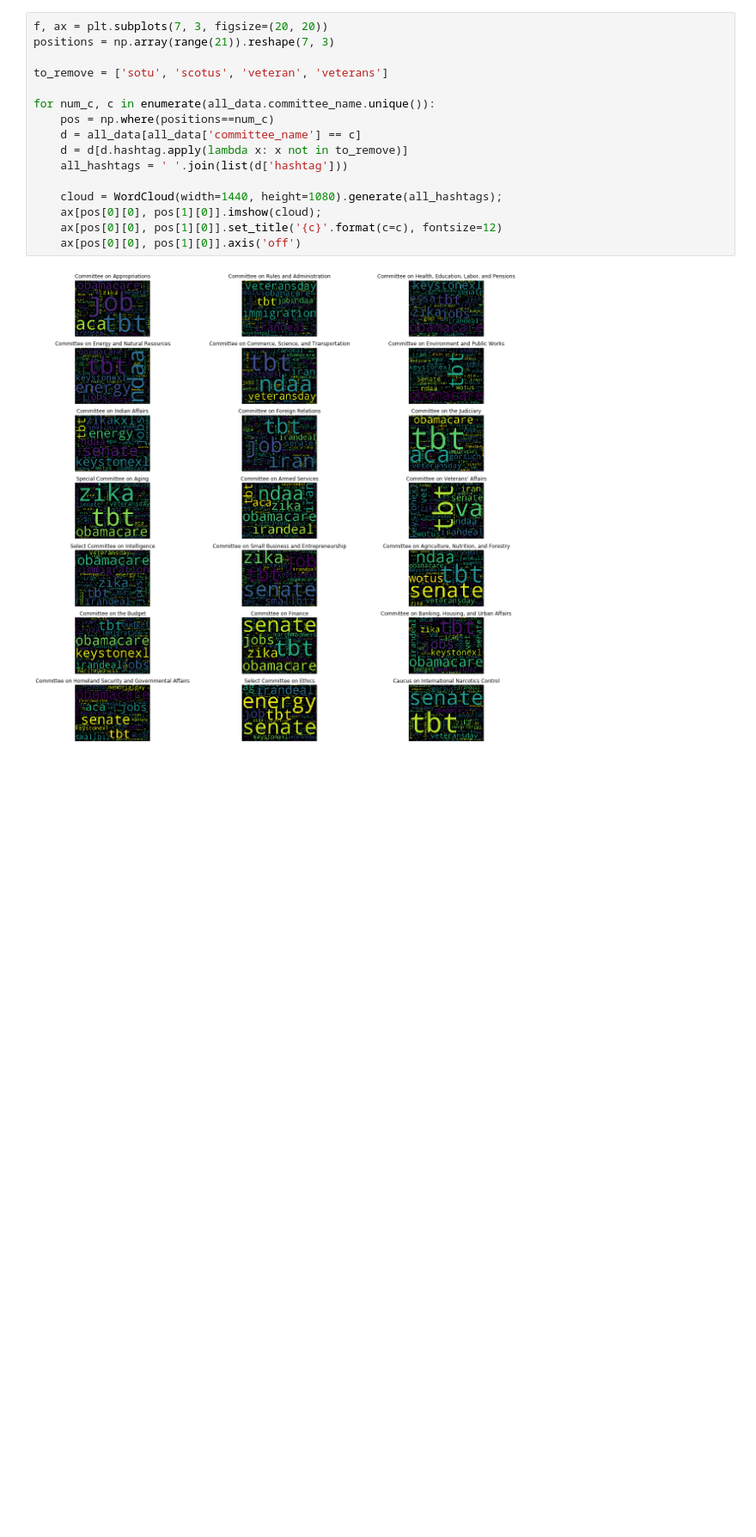
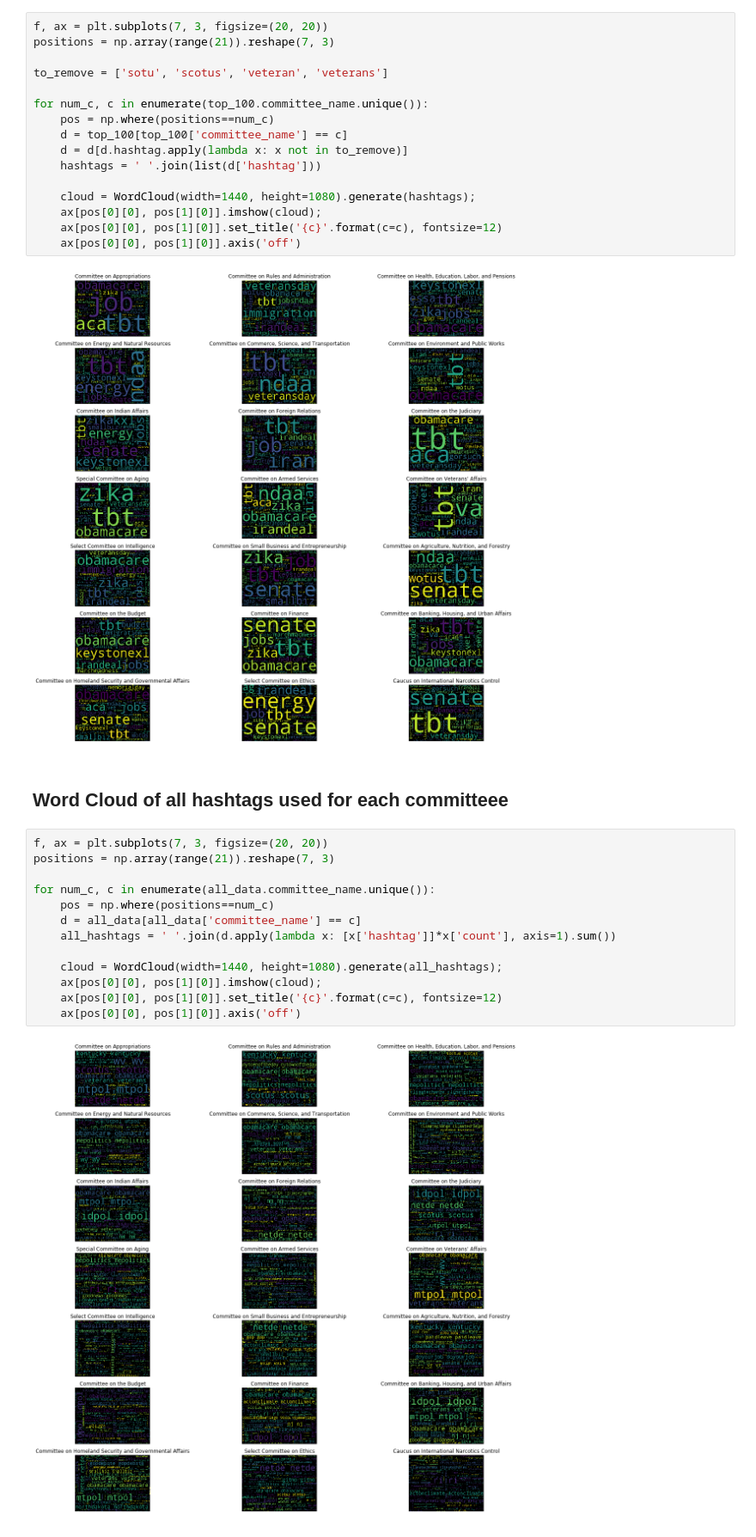
Before and after one commit to roman-bachmann/US-Senators, a Jupyter notebook: notebooks/hashtags-committees.ipynb, the cells around one changed output. Shown at 86% size. Cells and saved outputs as stored; diff of their text form; blank space fills up the shorter version.

```diff
--- a/notebooks/hashtags-committees.ipynb
+++ b/notebooks/hashtags-committees.ipynb
@@ -71,15 +74,32 @@ positions = np.array(range(21)).reshape(7, 3)
 
 to_remove = ['sotu', 'scotus', 'veteran', 'veterans']
 
-for num_c, c in enumerate(all_data.committee_name.unique()):
+for num_c, c in enumerate(top_100.committee_name.unique()):
     pos = np.where(positions==num_c)
-    d = all_data[all_data['committee_name'] == c]
+    d = top_100[top_100['committee_name'] == c]
     d = d[d.hashtag.apply(lambda x: x not in to_remove)]
-    all_hashtags = ' '.join(list(d['hashtag']))
+    hashtags = ' '.join(list(d['hashtag']))
 
-    cloud = WordCloud(width=1440, height=1080).generate(all_hashtags);
+    cloud = WordCloud(width=1440, height=1080).generate(hashtags);
     ax[pos[0][0], pos[1][0]].imshow(cloud);
     ax[pos[0][0], pos[1][0]].set_title('{c}'.format(c=c), fontsize=12)
     ax[pos[0][0], pos[1][0]].axis('off')
 # %% [output]
 [figure]
+# %% [markdown]
+## Word Cloud of all hashtags used for each committeee
+# %%
+f, ax = plt.subplots(7, 3, figsize=(20, 20))
+positions = np.array(range(21)).reshape(7, 3)
+
+for num_c, c in enumerate(all_data.committee_name.unique()):
+    pos = np.where(positions==num_c)
+    d = all_data[all_data['committee_name'] == c]
+    all_hashtags = ' '.join(d.apply(lambda x: [x['hashtag']]*x['count'], axis=1).sum())
+
+    cloud = WordCloud(width=1440, height=1080).generate(all_hashtags);
+    ax[pos[0][0], pos[1][0]].imshow(cloud);
+    ax[pos[0][0], pos[1][0]].set_title('{c}'.format(c=c), fontsize=12)
+    ax[pos[0][0], pos[1][0]].axis('off')
+# %% [output]
+[figure, added]
```
Also changed, not shown: parts of 5 cells of this notebook, 2 other files.
